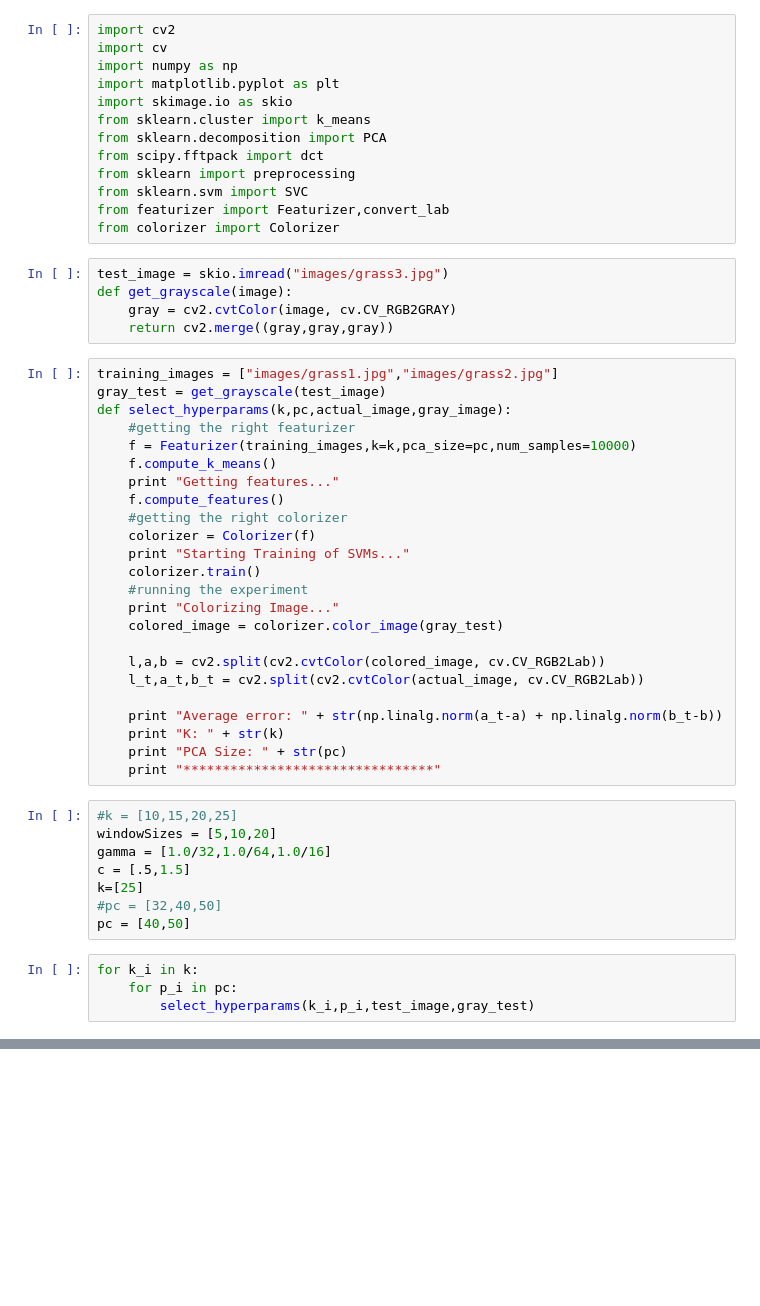
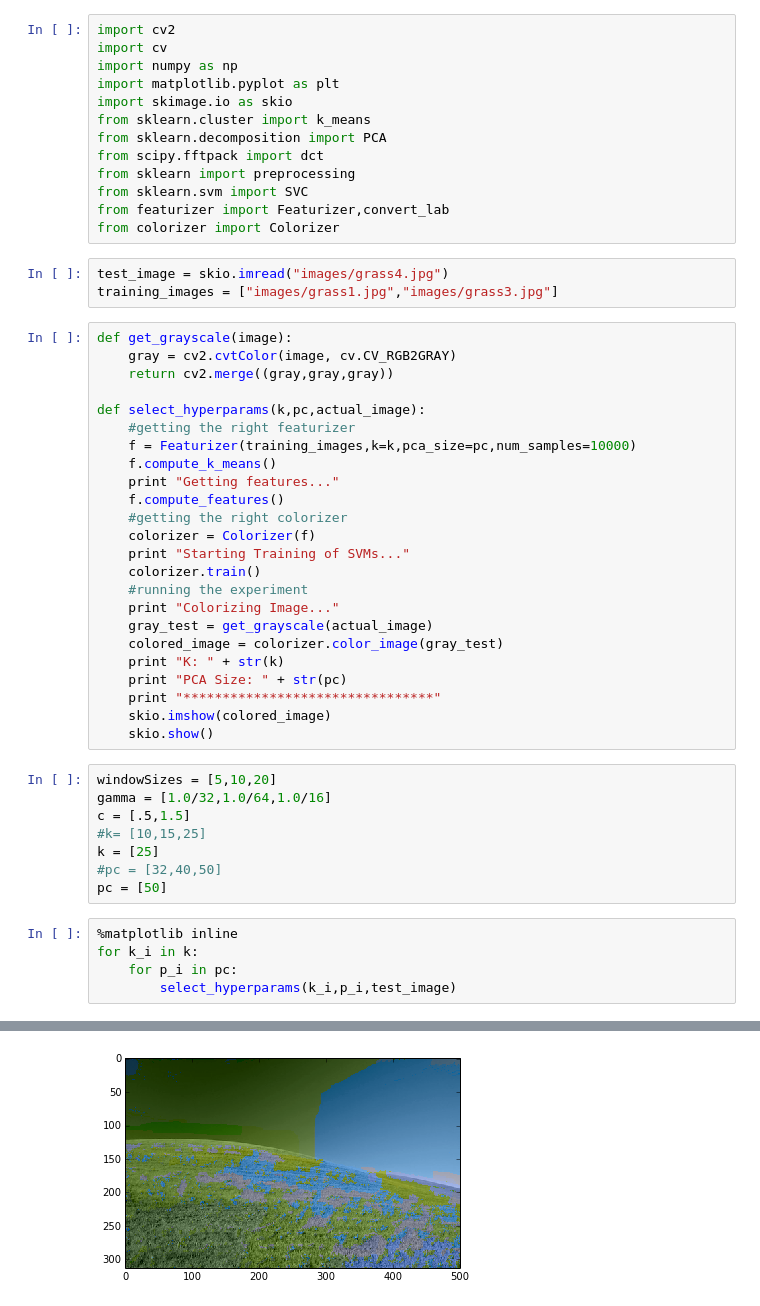
Before and after one commit to VashishtMadhavan/194FinalProject, a Jupyter notebook: Main.ipynb, the cells around one changed output, grey strips where cells are left out. Cells and saved outputs as stored; diff of their text form; blank space fills up the shorter version.

```diff
--- a/Main.ipynb
+++ b/Main.ipynb
@@ -11,15 +11,15 @@ from sklearn import preprocessing
 from sklearn.svm import SVC
 from featurizer import Featurizer,convert_lab
 from colorizer import Colorizer
-# %%
-test_image = skio.imread("images/grass3.jpg")
-def get_grayscale(image):
-    gray = cv2.cvtColor(image, cv.CV_RGB2GRAY)
-    return cv2.merge((gray,gray,gray))
+# %%
+test_image = skio.imread("images/grass4.jpg")
+training_images = ["images/grass1.jpg","images/grass3.jpg"]
 # %%
-training_images = ["images/grass1.jpg","images/grass2.jpg"]
-gray_test = get_grayscale(test_image)
-def select_hyperparams(k,pc,actual_image,gray_image):
+def get_grayscale(image):
+    gray = cv2.cvtColor(image, cv.CV_RGB2GRAY)
+    return cv2.merge((gray,gray,gray))
+
+def select_hyperparams(k,pc,actual_image):
     #getting the right featurizer
     f = Featurizer(training_images,k=k,pca_size=pc,num_samples=10000)
     f.compute_k_means()
@@ -31,26 +31,25 @@ def select_hyperparams(k,pc,actual_image,gray_image):
     colorizer.train()
     #running the experiment
     print "Colorizing Image..."
+    gray_test = get_grayscale(actual_image)
     colored_image = colorizer.color_image(gray_test)
-
-    l,a,b = cv2.split(cv2.cvtColor(colored_image, cv.CV_RGB2Lab))
-    l_t,a_t,b_t = cv2.split(cv2.cvtColor(actual_image, cv.CV_RGB2Lab))
-
-    print "Average error: " + str(np.linalg.norm(a_t-a) + np.linalg.norm(b_t-b))
     print "K: " + str(k)
     print "PCA Size: " + str(pc)
     print "********************************"
+    skio.imshow(colored_image)
+    skio.show()
 # %%
-#k = [10,15,20,25]
 windowSizes = [5,10,20]
 gamma = [1.0/32,1.0/64,1.0/16]
 c = [.5,1.5]
-k=[25]
+#k= [10,15,25]
+k = [25]
 #pc = [32,40,50]
-pc = [40,50]
+pc = [50]
 # %%
+%matplotlib inline
 for k_i in k:
     for p_i in pc:
-        select_hyperparams(k_i,p_i,test_image,gray_test)
+        select_hyperparams(k_i,p_i,test_image)
 # %% [output]
 Cluster Centers...
@@ -72,0 +72 @@ Done Getting Graph Cut
+[figure, added]
```
Also changed, not shown: parts of 12 cells of this notebook, 2 other files.
